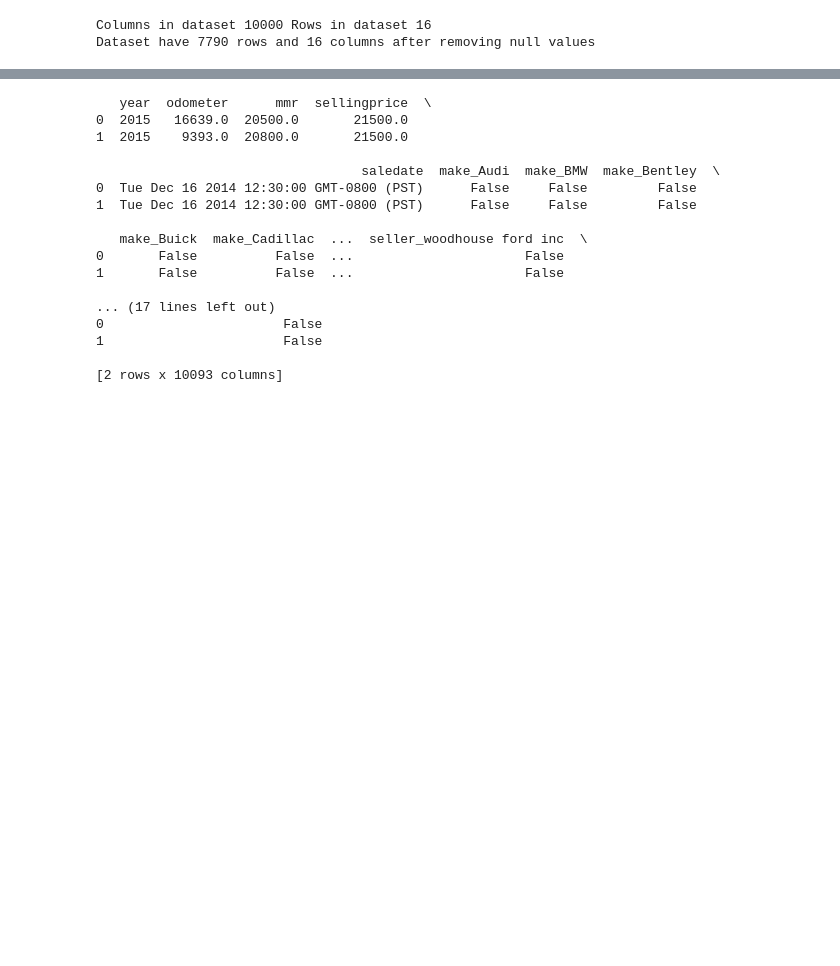
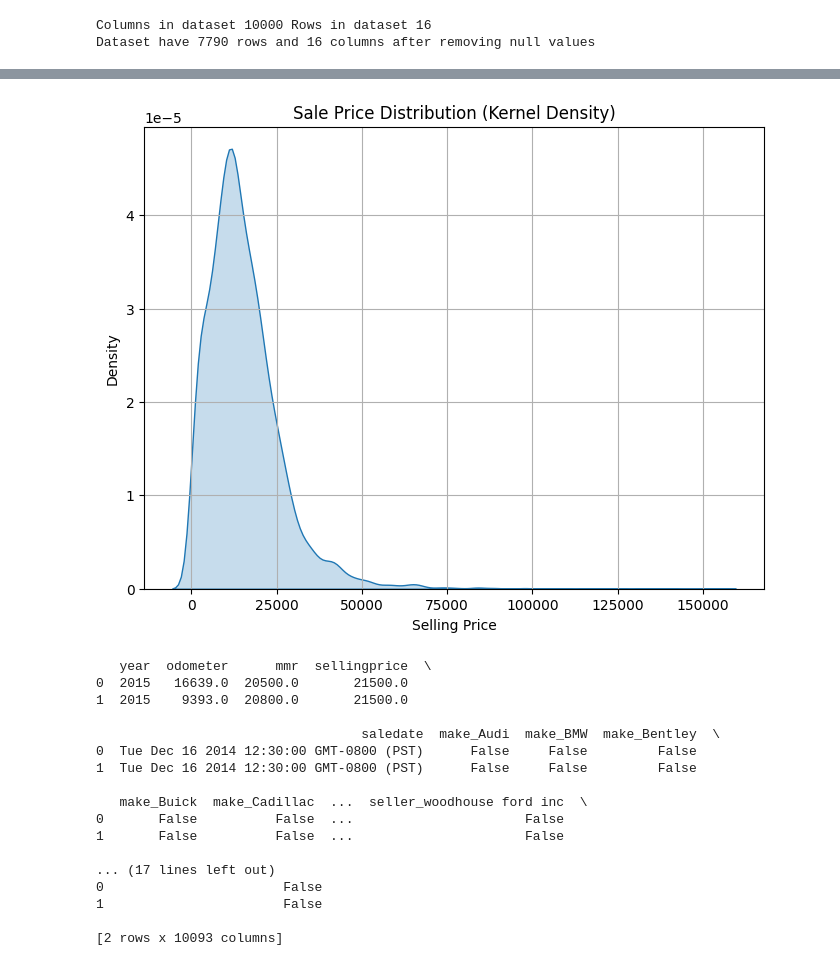
Before and after one commit to Pratiksha8799/car_predictor, a Jupyter notebook: car-price-predictor.ipynb, the cells around one changed output, grey strips where cells are left out. Saved outputs shown, nothing was run; the diff lists cells and outputs as text; code cells hidden in the pictures; blank space fills up the shorter version.

```diff
--- a/car-price-predictor.ipynb
+++ b/car-price-predictor.ipynb
@@ -158,3 +155,14 @@ fig_density.show()
+# %%
+# Kernel Density Plot
+plt.figure(figsize=(8, 6))  # Set figure size (optional)
+sns.kdeplot(df['sellingprice'], fill=True)  # Use seaborn for kernel density with fill
+plt.xlabel('Selling Price')
+plt.ylabel('Density')
+plt.title('Sale Price Distribution (Kernel Density)')
+plt.grid(True)
+plt.show()
+# %% [output]
+[figure, added]
 # %%
 # List of categorical variables to encode
 categorical_cols = ['make', 'model', 'trim', 'body', 'transmission', 'vin', 'state', 'condition', 'color', 'interior', 'seller']
```
Also changed, not shown: parts of 5 cells of this notebook.
